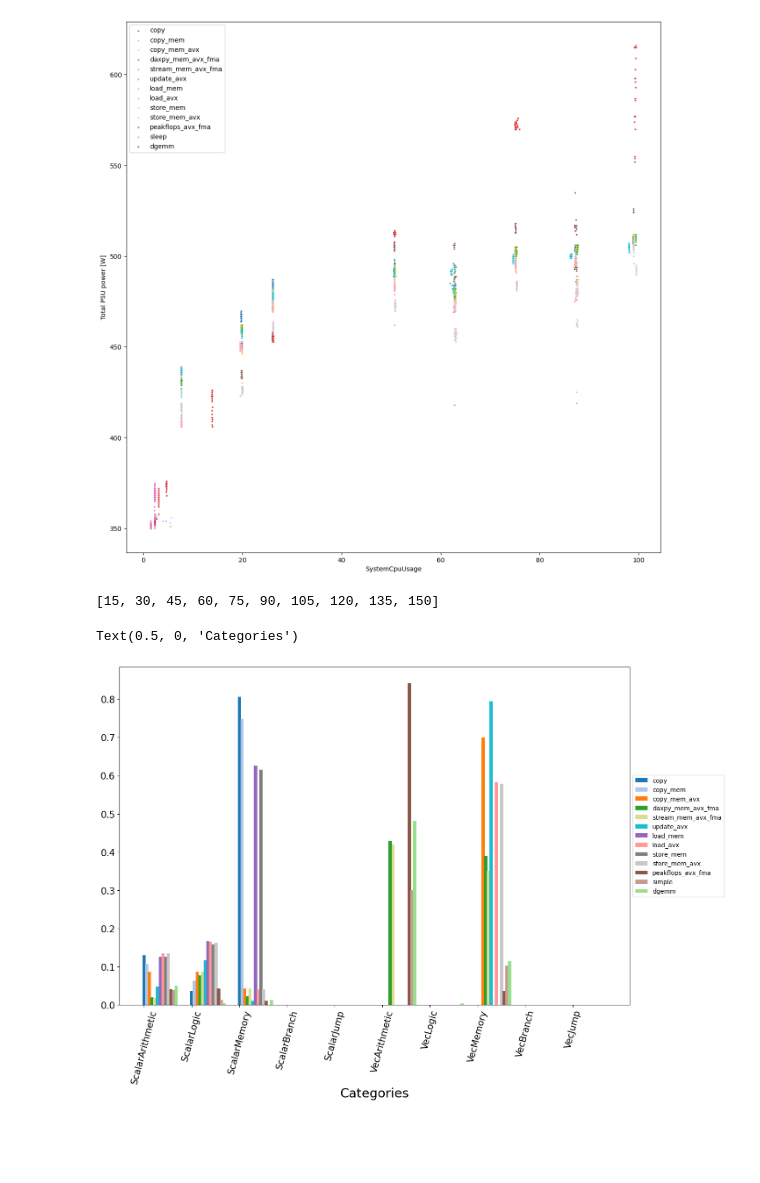
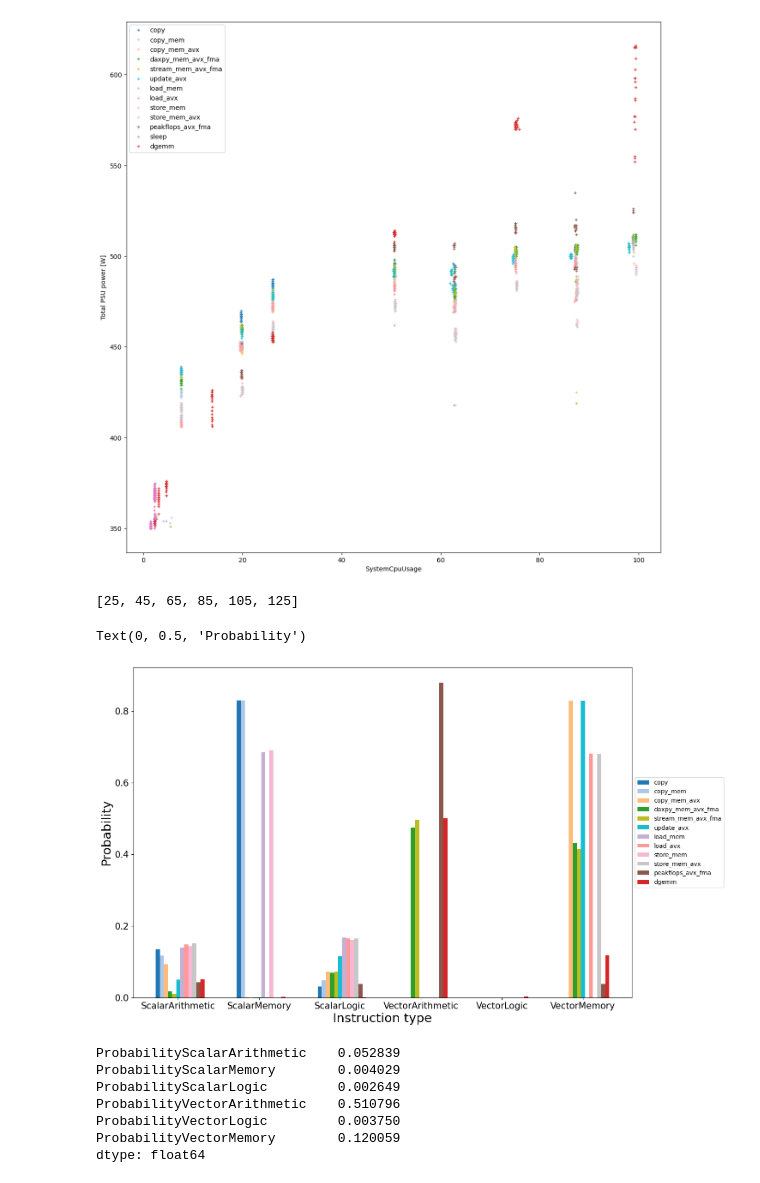
Before and after one commit to NiccoloTosato/PowerBenchmarks, a Jupyter notebook: final_plot.ipynb, the cells around one changed output. Cells and saved outputs as stored; diff of their text form; code cells hidden in the pictures; blank space fills up the shorter version.

Commit message:
Barplot updated + violin plot

```diff
--- a/final_plot.ipynb
+++ b/final_plot.ipynb
@@ -269,52 +268,52 @@ plt.legend(by_label.values(), by_label.keys())
 # %%
 cores=16
 independent_variables=[ "ProbabilityScalarArithmetic",
-                       "ProbabilityScalarLogic", 	"ProbabilityScalarMemory",
-                       "ProbabilityScalarBranch", 	"ProbabilityScalarJump",
+                        	"ProbabilityScalarMemory", "ProbabilityScalarLogic",
+                       #"ProbabilityScalarBranch", 	"ProbabilityScalarJump",
                        "ProbabilityVectorArithmetic", 	"ProbabilityVectorLogic",
-                       "ProbabilityVectorMemory", 	"ProbabilityVectorBranch",
-                       "ProbabilityVectorJump"]
-column_name_probability_labels = ['ScalarArithmetic',
-        'ScalarLogic',
-        'ScalarMemory',
-        'ScalarBranch',
-        'ScalarJump',
-        'VecArithmetic',
-        'VecLogic',
-        'VecMemory',
-        'VecBranch',
-        'VecJump']
+                       "ProbabilityVectorMemory", 	]#"ProbabilityVectorBranch",
+                      # "ProbabilityVectorJump"]#,"SocketPower0","SocketPower1"]
+
+column_name_probability_labels=[ "ScalarArithmetic",
+                        	"ScalarMemory", "ScalarLogic",
+                       #"ProbabilityScalarBranch", 	"ProbabilityScalarJump",
+                       "VectorArithmetic", 	"VectorLogic",
+                       "VectorMemory", 	]#"ProbabilityVectorBranch",
+                      # "ProbabilityVectorJump"]#,"SocketPower0","SocketPower1"]
 
 tests=['copy', 'copy_mem', 'copy_mem_avx', 'daxpy_mem_avx_fma', 'stream_mem_avx_fma',
  'update_avx','load_mem', 'load_avx', 'store_mem', 'store_mem_avx',
- 'peakflops_avx_fma', 'simple', 'dgemm']
+ 'peakflops_avx_fma',  'dgemm']
 
 df_list_test= load_df_list_train()
 df=pd.concat(df_list_test)
 
 jitter=np.array([i/len(tests) for i in range(0,len(tests))])
 plt.figure(figsize=(15,10))
 offset=0
 ticks=list()
 for var in independent_variables:
     y=list()
-    offset+=15
+    offset+=20
 
     for test in tests:
         y.append(df[(df["cores"]==32) & (df["name"]==test)][var].mean()/100)
-    plt.bar(jitter*11+offset,y,width=1.0,label=tests,color=[name_to_color[t] for t in tests])
-    ticks.append(offset)
+    plt.bar(jitter*12+offset,y,width=1.0,label=tests,color=[name_to_color[t] for t in tests])
+    ticks.append(offset+5)
 
 handles, labels = plt.gca().get_legend_handles_labels()
 by_label = dict(zip(labels, handles))
 
 plt.legend(by_label.values(), by_label.keys(),loc='center left', bbox_to_anchor=(1, 0.5))
 print(ticks)
-plt.xticks(ticks=ticks, labels=column_name_probability_labels,fontsize=15,rotation=90-15)
+plt.xticks(ticks=ticks, labels=column_name_probability_labels,fontsize=15,rotation=90-90)
 plt.yticks(fontsize=15)
-plt.xlabel("Categories",fontsize=21)
+plt.xlabel("Instruction type",fontsize=21)
+plt.ylabel("Probability",fontsize=21)
+#for i in ticks:
+#    plt.vlines(x,  colors='k', linestyles='solid')
 #        print(f"{var} {test} {y}")
 # %% [output]
-[15, 30, 45, 60, 75, 90, 105, 120, 135, 150]
+[25, 45, 65, 85, 105, 125]
-Text(0.5, 0, 'Categories')
+Text(0, 0.5, 'Probability')
-[figure, old version]
+[figure, new version]
@@ -321,3 +322,13 @@ Text(0.5, 0, 'Categories')
+# %%
+df_tmp[independent_variables].mean()/100
+# %% [output]
+ProbabilityScalarArithmetic    0.052839
+ProbabilityScalarMemory        0.004029
+ProbabilityScalarLogic         0.002649
+ProbabilityVectorArithmetic    0.510796
+ProbabilityVectorLogic         0.003750
+ProbabilityVectorMemory        0.120059
+dtype: float64
 # %%
 def normalize_model1(df):
     percentages=independent_variables=["ProbabilityScalarArithmetic",
```
Also changed, not shown: parts of 19 cells of this notebook.
